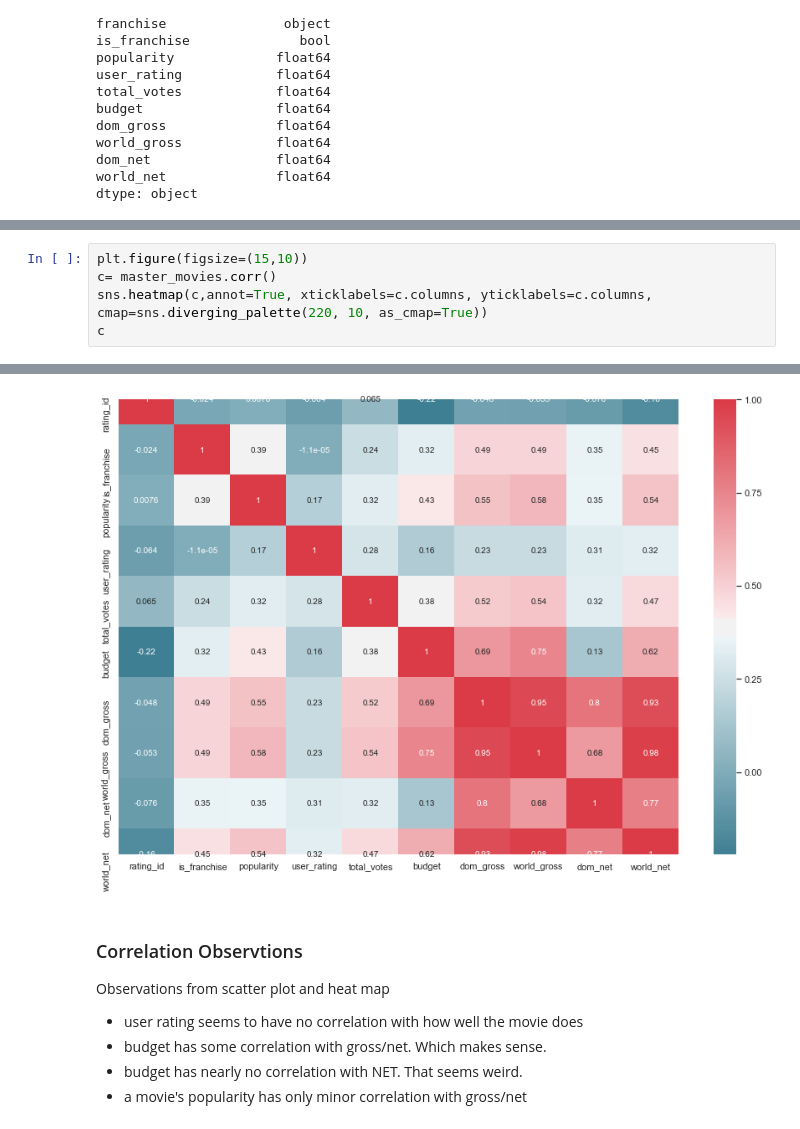
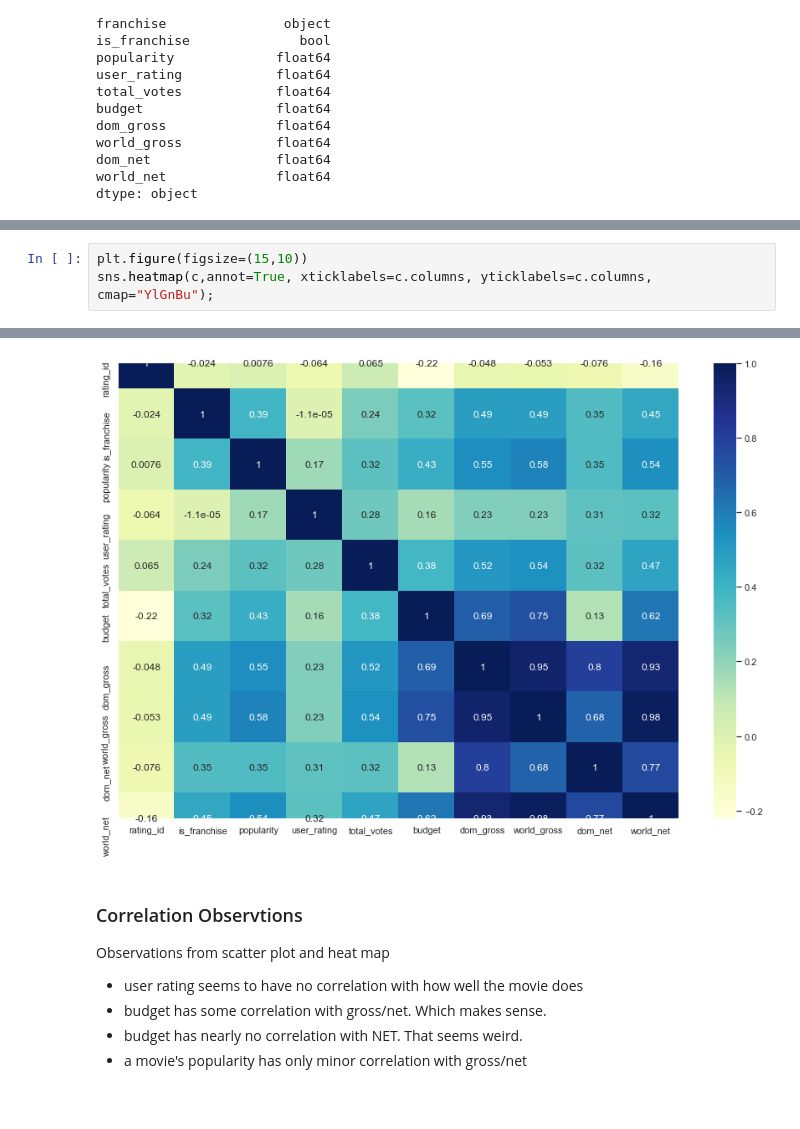
Before and after one commit to threnjen/dsc-mod-1-project-v2-1-online-ds-sp-000, a Jupyter notebook: student.ipynb, the cells around one changed output, grey strips where cells are left out. Saved outputs shown, nothing was run; the diff lists cells and outputs as text.

Commit message:
working on visualizations

```diff
--- a/student.ipynb
+++ b/student.ipynb
@@ -1815,6 +1835,4 @@ sns.pairplot(master_movies.loc[:,master_movies.dtypes == 'float64']);
 # %%
 plt.figure(figsize=(15,10))
-c= master_movies.corr()
-sns.heatmap(c,annot=True, xticklabels=c.columns, yticklabels=c.columns, cmap=sns.diverging_palette(220, 10, as_cmap=True))
-c
+sns.heatmap(c,annot=True, xticklabels=c.columns, yticklabels=c.columns, cmap="YlGnBu");
 # %% [output]
@@ -1832,4 +1839,4 @@ c
-[figure, old version]
+[figure, new version]
 # %% [markdown]
 ### Correlation Observtions
 Observations from scatter plot and heat map
```
Also changed, not shown: parts of 48 cells of this notebook.
